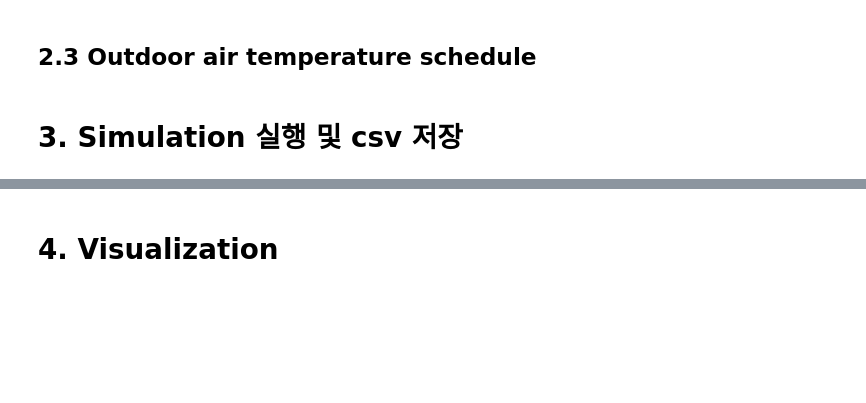
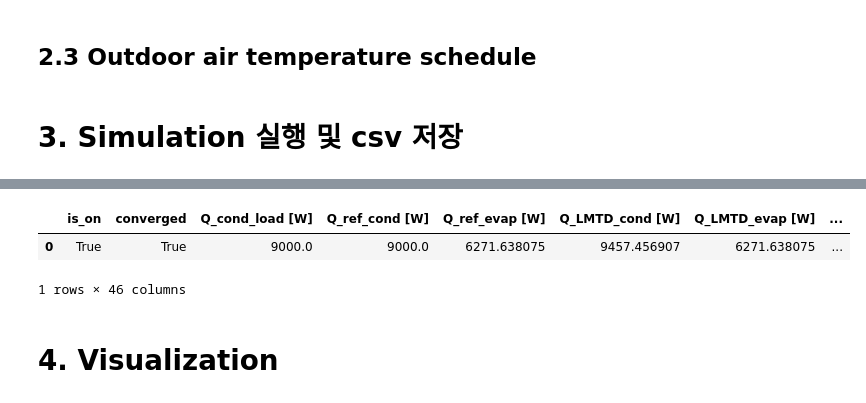
Before and after one commit to bet-lab/enex_analysis_engine, a Jupyter notebook: simulation/ASHPB_plot.ipynb, the cells around one changed output, grey strips where cells are left out. Saved outputs shown, nothing was run; the diff lists cells and outputs as text; code cells hidden in the pictures; blank space fills up the shorter version.

```diff
--- a/simulation/ASHPB_plot.ipynb
+++ b/simulation/ASHPB_plot.ipynb
@@ -178,3 +179,9 @@ plt.show()
+# %%
+df
+# %% [output]
+|  | is_on | converged | Q_cond_load [W] | Q_ref_cond [W] | Q_ref_evap [W] | Q_LMTD_cond [W] | Q_LMTD_evap [W] | ... |
+| 0 | True | True | 9000.0 | 9000.0 | 6271.638075 | 9457.456907 | 6271.638075 | ... |
+1 rows × 46 columns
 # %% [markdown]
 # 4. Visualization
 # %% [markdown]
```
Also changed, not shown: parts of 12 cells of this notebook, 1 other file.
